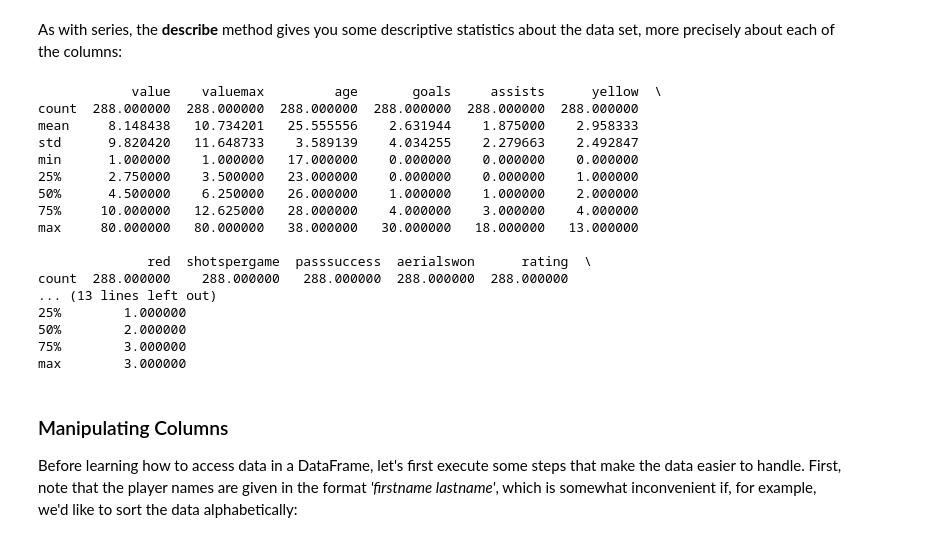
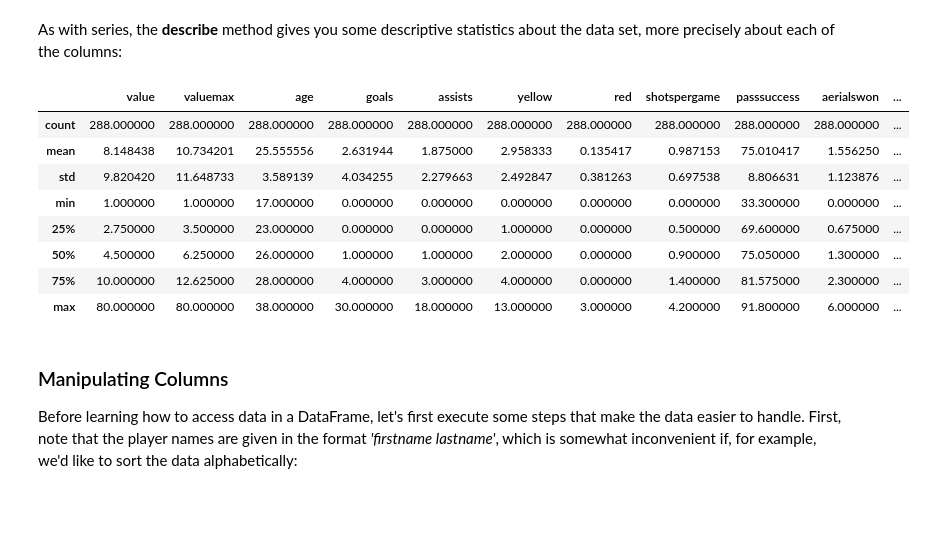
Before and after one commit to Moony2D/Python-Intro-ifo, a Jupyter notebook: PyIntro_Pandas.ipynb, the cells around one changed output. Cells and saved outputs as stored; diff of their text form; code cells hidden in the pictures; blank space fills up the shorter version.

```diff
--- a/PyIntro_Pandas.ipynb
+++ b/PyIntro_Pandas.ipynb
@@ -507,26 +518,18 @@ dtypes: float64(6), int64(6), object(2)
 memory usage: 31.6+ KB
 # %% [markdown]
 As with series, the **describe** method gives you some descriptive statistics about the data set, more precisely about each of the columns:
-# %%
-print(df.describe())
-# %% [output]
-            value    valuemax         age       goals     assists      yellow  \
-count  288.000000  288.000000  288.000000  288.000000  288.000000  288.000000
-mean     8.148438   10.734201   25.555556    2.631944    1.875000    2.958333
-std      9.820420   11.648733    3.589139    4.034255    2.279663    2.492847
-min      1.000000    1.000000   17.000000    0.000000    0.000000    0.000000
-25%      2.750000    3.500000   23.000000    0.000000    0.000000    1.000000
-50%      4.500000    6.250000   26.000000    1.000000    1.000000    2.000000
-75%     10.000000   12.625000   28.000000    4.000000    3.000000    4.000000
-max     80.000000   80.000000   38.000000   30.000000   18.000000   13.000000
-
-              red  shotspergame  passsuccess  aerialswon      rating  \
-count  288.000000    288.000000   288.000000  288.000000  288.000000
-... (13 lines left out)
-25%        1.000000
-50%        2.000000
-75%        3.000000
-max        3.000000
+# %%
+df.describe()
+# %% [output]
+|  | value | valuemax | age | goals | assists | yellow | red | shotspergame | passsuccess | aerialswon | ... |
+| count | 288.000000 | 288.000000 | 288.000000 | 288.000000 | 288.000000 | 288.000000 | 288.000000 | 288.000000 | 288.000000 | 288.000000 | ... |
+| mean | 8.148438 | 10.734201 | 25.555556 | 2.631944 | 1.875000 | 2.958333 | 0.135417 | 0.987153 | 75.010417 | 1.556250 | ... |
+| std | 9.820420 | 11.648733 | 3.589139 | 4.034255 | 2.279663 | 2.492847 | 0.381263 | 0.697538 | 8.806631 | 1.123876 | ... |
+| min | 1.000000 | 1.000000 | 17.000000 | 0.000000 | 0.000000 | 0.000000 | 0.000000 | 0.000000 | 33.300000 | 0.000000 | ... |
+| 25% | 2.750000 | 3.500000 | 23.000000 | 0.000000 | 0.000000 | 1.000000 | 0.000000 | 0.500000 | 69.600000 | 0.675000 | ... |
+| 50% | 4.500000 | 6.250000 | 26.000000 | 1.000000 | 1.000000 | 2.000000 | 0.000000 | 0.900000 | 75.050000 | 1.300000 | ... |
+| 75% | 10.000000 | 12.625000 | 28.000000 | 4.000000 | 3.000000 | 4.000000 | 0.000000 | 1.400000 | 81.575000 | 2.300000 | ... |
+| max | 80.000000 | 80.000000 | 38.000000 | 30.000000 | 18.000000 | 13.000000 | 3.000000 | 4.200000 | 91.800000 | 6.000000 | ... |
 # %% [markdown]
 ### Manipulating Columns
 
```
Also changed, not shown: parts of 29 cells of this notebook.
